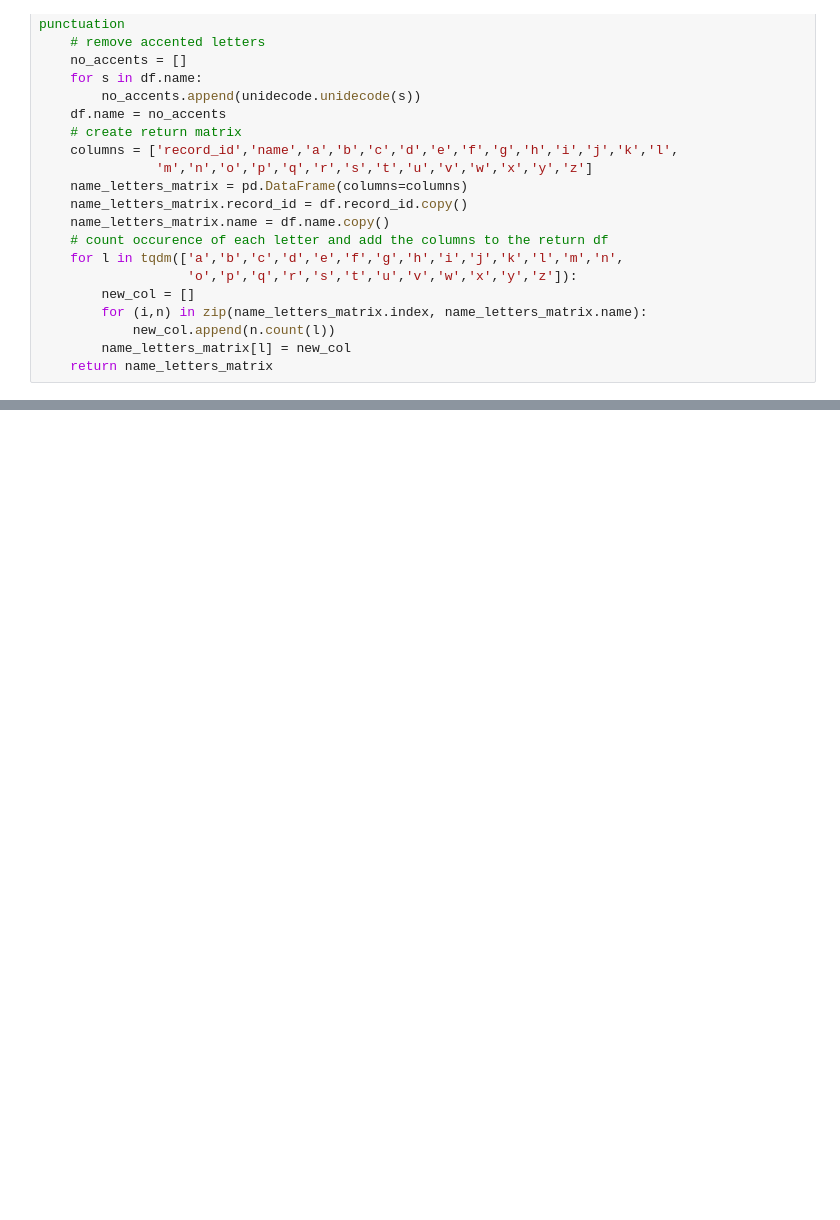
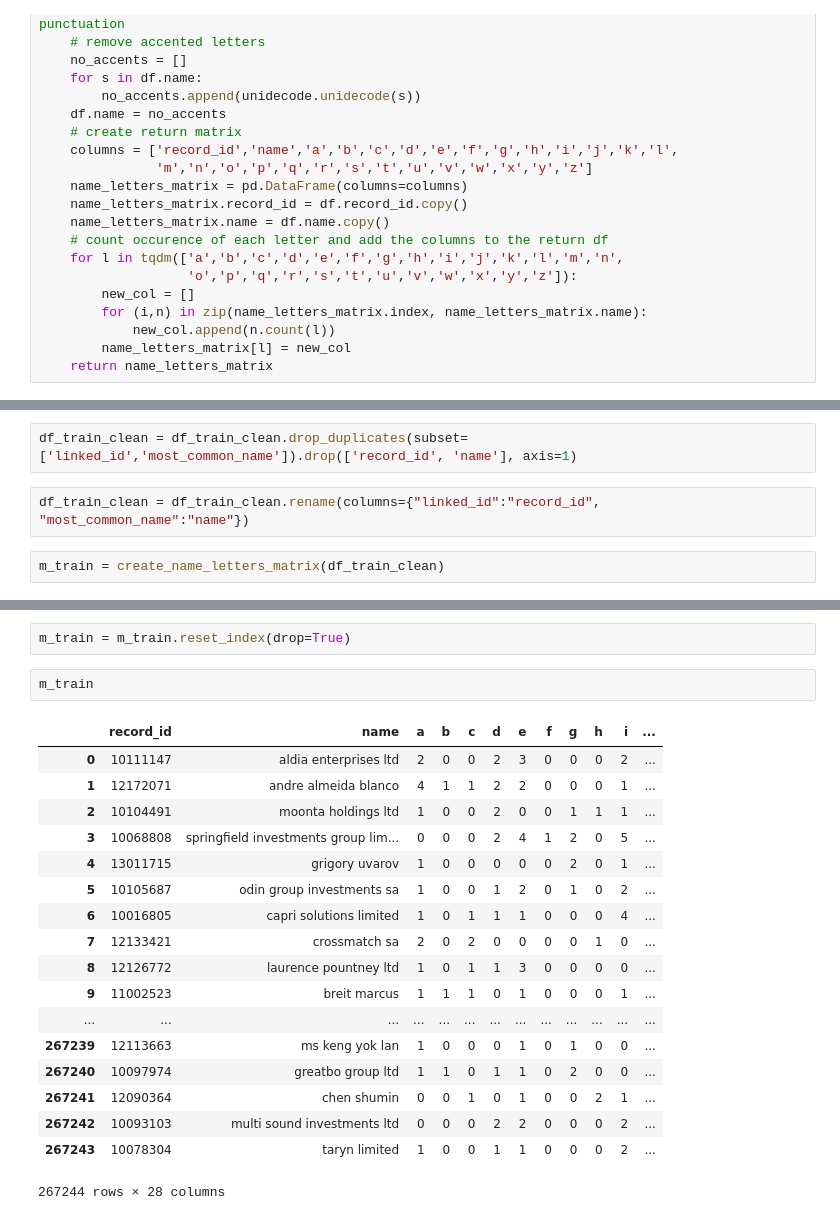
Before and after one commit to teomores/Oracle_HPC_contest, a Jupyter notebook: notebooks/name_letter_matrix.ipynb, the cells around one changed output, grey strips where cells are left out. Drawn from its saved outputs; the diff is of its cells as text; blank space fills up the shorter version.

```diff
--- a/notebooks/name_letter_matrix.ipynb
+++ b/notebooks/name_letter_matrix.ipynb
@@ -184,0 +135,6 @@ create_name_letters_matrix(df_train)
+# %%
+df_train_clean = df_train_clean.drop_duplicates(subset=['linked_id','most_common_name']).drop(['record_id', 'name'], axis=1)
+# %%
+df_train_clean = df_train_clean.rename(columns={"linked_id":"record_id", "most_common_name":"name"})
+# %%
+m_train = create_name_letters_matrix(df_train_clean)
@@ -184,0 +170,23 @@ create_name_letters_matrix(df_train)
+# %%
+m_train = m_train.reset_index(drop=True)
+# %%
+m_train
+# %% [output]
+|  | record_id | name | a | b | c | d | e | f | g | h | i | ... |
+| 0 | 10111147 | aldia enterprises ltd | 2 | 0 | 0 | 2 | 3 | 0 | 0 | 0 | 2 | ... |
+| 1 | 12172071 | andre almeida blanco | 4 | 1 | 1 | 2 | 2 | 0 | 0 | 0 | 1 | ... |
+| 2 | 10104491 | moonta holdings ltd | 1 | 0 | 0 | 2 | 0 | 0 | 1 | 1 | 1 | ... |
+| 3 | 10068808 | springfield investments group lim... | 0 | 0 | 0 | 2 | 4 | 1 | 2 | 0 | 5 | ... |
+| 4 | 13011715 | grigory uvarov | 1 | 0 | 0 | 0 | 0 | 0 | 2 | 0 | 1 | ... |
+| 5 | 10105687 | odin group investments sa | 1 | 0 | 0 | 1 | 2 | 0 | 1 | 0 | 2 | ... |
+| 6 | 10016805 | capri solutions limited | 1 | 0 | 1 | 1 | 1 | 0 | 0 | 0 | 4 | ... |
+| 7 | 12133421 | crossmatch sa | 2 | 0 | 2 | 0 | 0 | 0 | 0 | 1 | 0 | ... |
+| 8 | 12126772 | laurence pountney ltd | 1 | 0 | 1 | 1 | 3 | 0 | 0 | 0 | 0 | ... |
+| 9 | 11002523 | breit marcus | 1 | 1 | 1 | 0 | 1 | 0 | 0 | 0 | 1 | ... |
+| ... | ... | ... | ... | ... | ... | ... | ... | ... | ... | ... | ... | ... |
+| 267239 | 12113663 | ms keng yok lan | 1 | 0 | 0 | 0 | 1 | 0 | 1 | 0 | 0 | ... |
+| 267240 | 10097974 | greatbo group ltd | 1 | 1 | 0 | 1 | 1 | 0 | 2 | 0 | 0 | ... |
+| 267241 | 12090364 | chen shumin | 0 | 0 | 1 | 0 | 1 | 0 | 0 | 2 | 1 | ... |
+| 267242 | 10093103 | multi sound investments ltd | 0 | 0 | 0 | 2 | 2 | 0 | 0 | 0 | 2 | ... |
+| 267243 | 10078304 | taryn limited | 1 | 0 | 0 | 1 | 1 | 0 | 0 | 0 | 2 | ... |
+267244 rows × 28 columns
```
Also changed, not shown: parts of 23 cells of this notebook, 2 other files.
